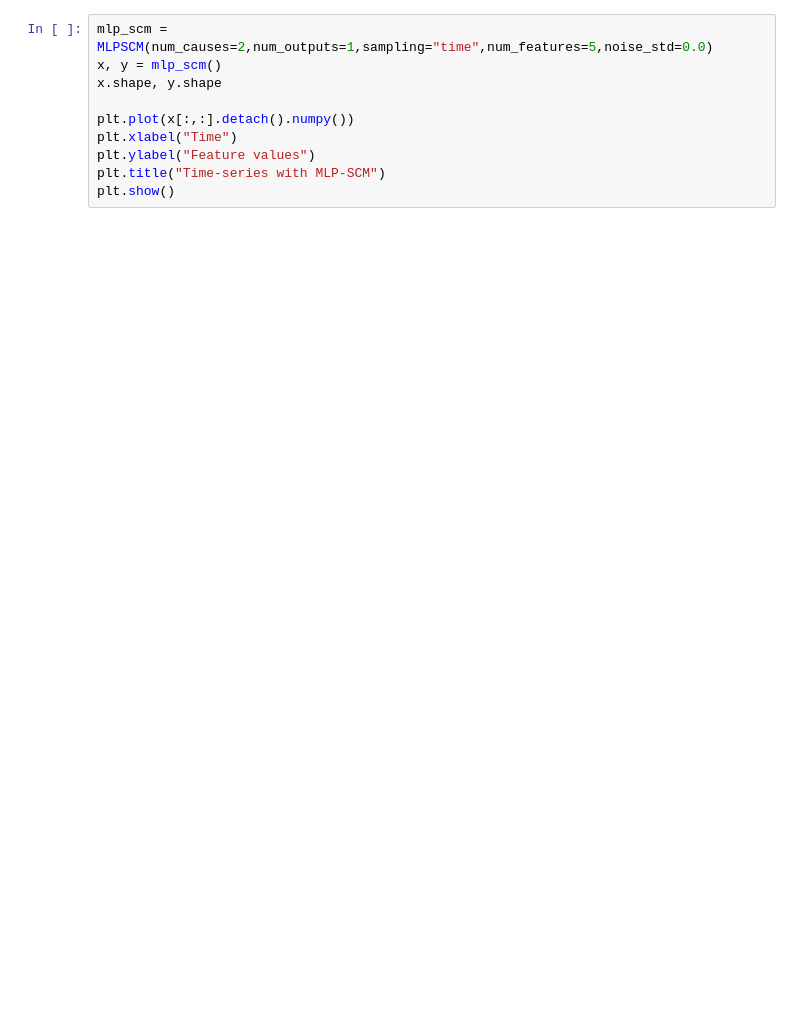
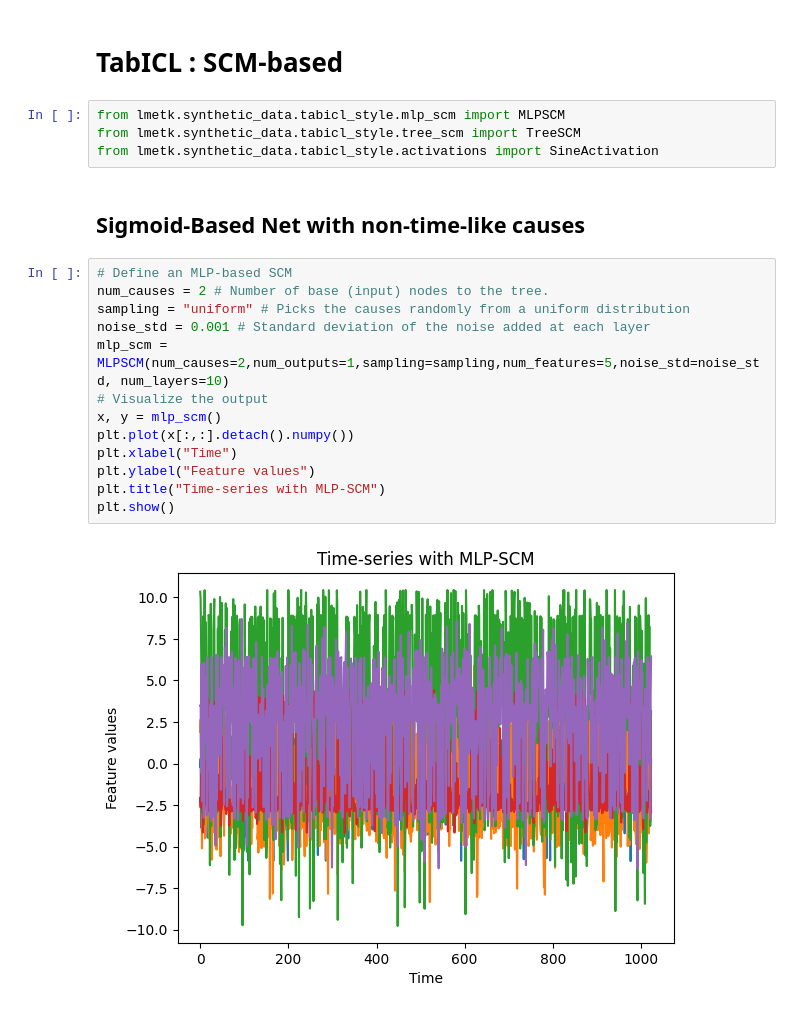
Before and after one commit to EPFL-IMOS/picid, a Jupyter notebook: lmetk/synthetic_data/synth_data_tutorial.ipynb, the cells around one changed output. Drawn from its saved outputs; the diff is of its cells as text; blank space fills up the shorter version.

Commit message:
update synth_data_generation

```diff
--- a/lmetk/synthetic_data/synth_data_tutorial.ipynb
+++ b/lmetk/synthetic_data/synth_data_tutorial.ipynb
@@ -25,10 +9,23 @@ AttributeError: 'Source' object has no attribute 'asttext'
+# %% [markdown]
+# TabICL : SCM-based
+# %%
+from lmetk.synthetic_data.tabicl_style.mlp_scm import MLPSCM
+from lmetk.synthetic_data.tabicl_style.tree_scm import TreeSCM
+from lmetk.synthetic_data.tabicl_style.activations import SineActivation
+# %% [markdown]
+## Sigmoid-Based Net with non-time-like causes
 # %%
-mlp_scm = MLPSCM(num_causes=2,num_outputs=1,sampling="time",num_features=5,noise_std=0.0)
+# Define an MLP-based SCM
+num_causes = 2 # Number of base (input) nodes to the tree.
+sampling = "uniform" # Picks the causes randomly from a uniform distribution
+noise_std = 0.001 # Standard deviation of the noise added at each layer
+mlp_scm = MLPSCM(num_causes=2,num_outputs=1,sampling=sampling,num_features=5,noise_std=noise_std, num_layers=10)
+# Visualize the output
 x, y = mlp_scm()
-x.shape, y.shape
-
 plt.plot(x[:,:].detach().numpy())
 plt.xlabel("Time")
 plt.ylabel("Feature values")
 plt.title("Time-series with MLP-SCM")
 plt.show()
+# %% [output]
+[figure, added]
```
Also changed, not shown: parts of 15 cells of this notebook.
